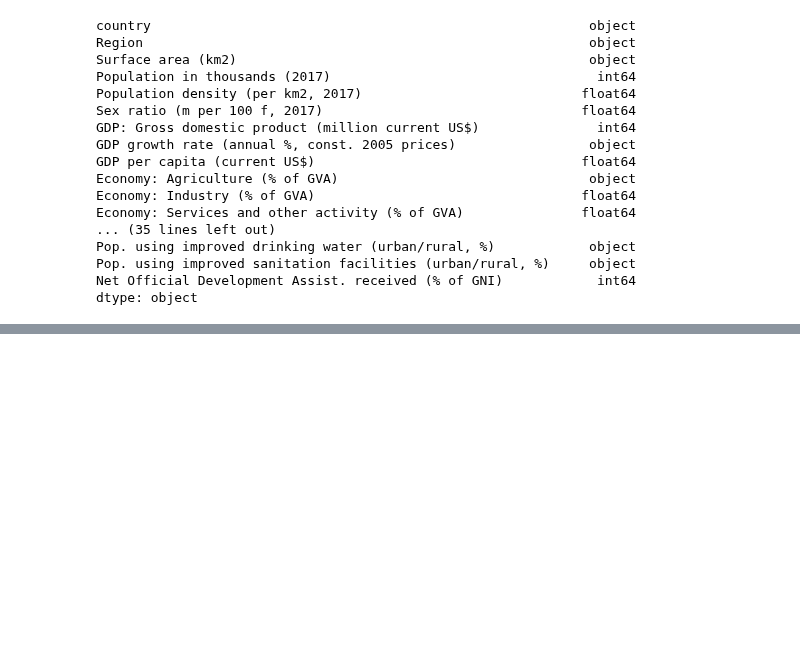
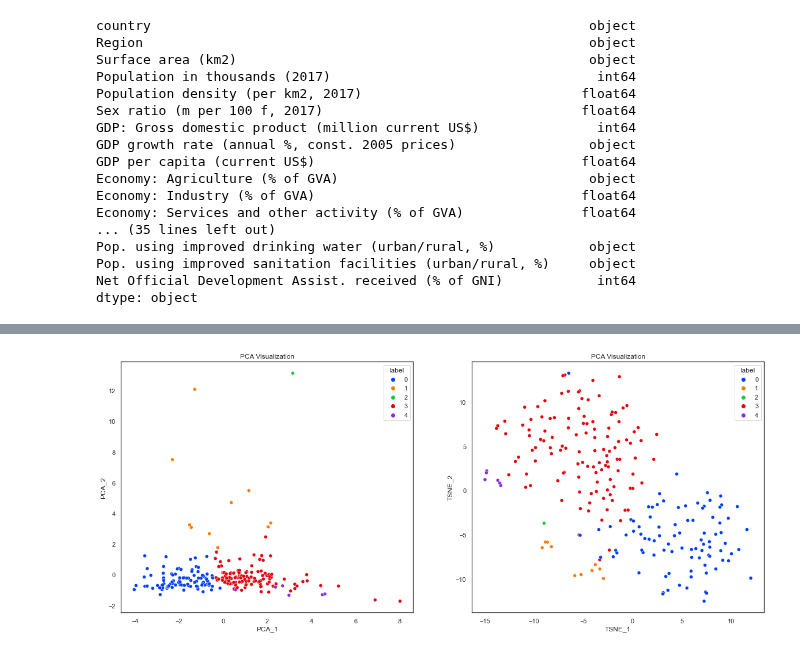
Before and after one commit to kosmobiker/SGH, a Jupyter notebook: Multidim/project_mulidim.ipynb, the cells around one changed output, grey strips where cells are left out. Saved outputs shown, nothing was run; the diff lists cells and outputs as text; code cells hidden in the pictures; blank space fills up the shorter version.

```diff
--- a/Multidim/project_mulidim.ipynb
+++ b/Multidim/project_mulidim.ipynb
@@ -187,0 +200,23 @@ plt.show()
+# %%
+N_CLUSTERS = 5
+# %%
+#other algorithms and metrics
+algorithms = []
+algorithms.append(KMeans(n_clusters=N_CLUSTERS, random_state=SEED))
+algorithms.append(AffinityPropagation(random_state=SEED))
+algorithms.append(SpectralClustering(n_clusters=N_CLUSTERS, random_state=SEED, n_jobs=-1, affinity='nearest_neighbors'))
+algorithms.append(AgglomerativeClustering(n_clusters=N_CLUSTERS))
+data = []
+for algo in tqdm(algorithms):
+    algo.fit(X_transform)
+    data.append(({
+        'Silhouette Score': metrics.silhouette_score(X_transform, algo.labels_, random_state=SEED),
+        'Calinski-Harabasz Score': metrics.calinski_harabasz_score(X_transform, algo.labels_),
+        'Davies-Bouldin Score': metrics.davies_bouldin_score(X_transform, algo.labels_)}))
+
+results = pd.DataFrame(data=data, columns=['Silhouette Score', 'Calinski-Harabasz Score', 'Davies-Bouldin Score'],
+                       index=['K-means', 'Affinity Propagation', 'Spectral Clustering', 'AgglomerativeClustering'])
+# Silhouette Score - The best value is 1 and the worst value is -1.
+# higher Calinski-Harabasz score relates to a model with better defined clusters.
+# Davies-Bouldin Score: values closer to zero indicate a better partition.
+results
@@ -187,0 +229,18 @@ plt.show()
+# %%
+final_model = KMeans(n_clusters=N_CLUSTERS, random_state=SEED)
+final_model.fit(X_transform)
+labels = final_model.labels_
+# %%
+X_pca['label'] = labels
+X_pca['country'] = country
+X_pca['region'] = region
+X_tsne['label'] = labels
+X_tsne['country'] = country
+X_tsne['region'] = region
+_, axes = plt.subplots(nrows=1, ncols=2, figsize=(20, 8))
+sns.scatterplot(data=X_pca, x='PCA_1', y='PCA_2', hue='label',
+                ax=axes[0], palette='bright').set_title('PCA Visualization');
+sns.scatterplot(data=X_tsne, x='TSNE_1', y='TSNE_2', hue='label',
+                ax=axes[1], palette='bright').set_title('PCA Visualization');
+# %% [output]
+[figure, added]
```
Also changed, not shown: parts of 15 cells of this notebook, 1 other file.
